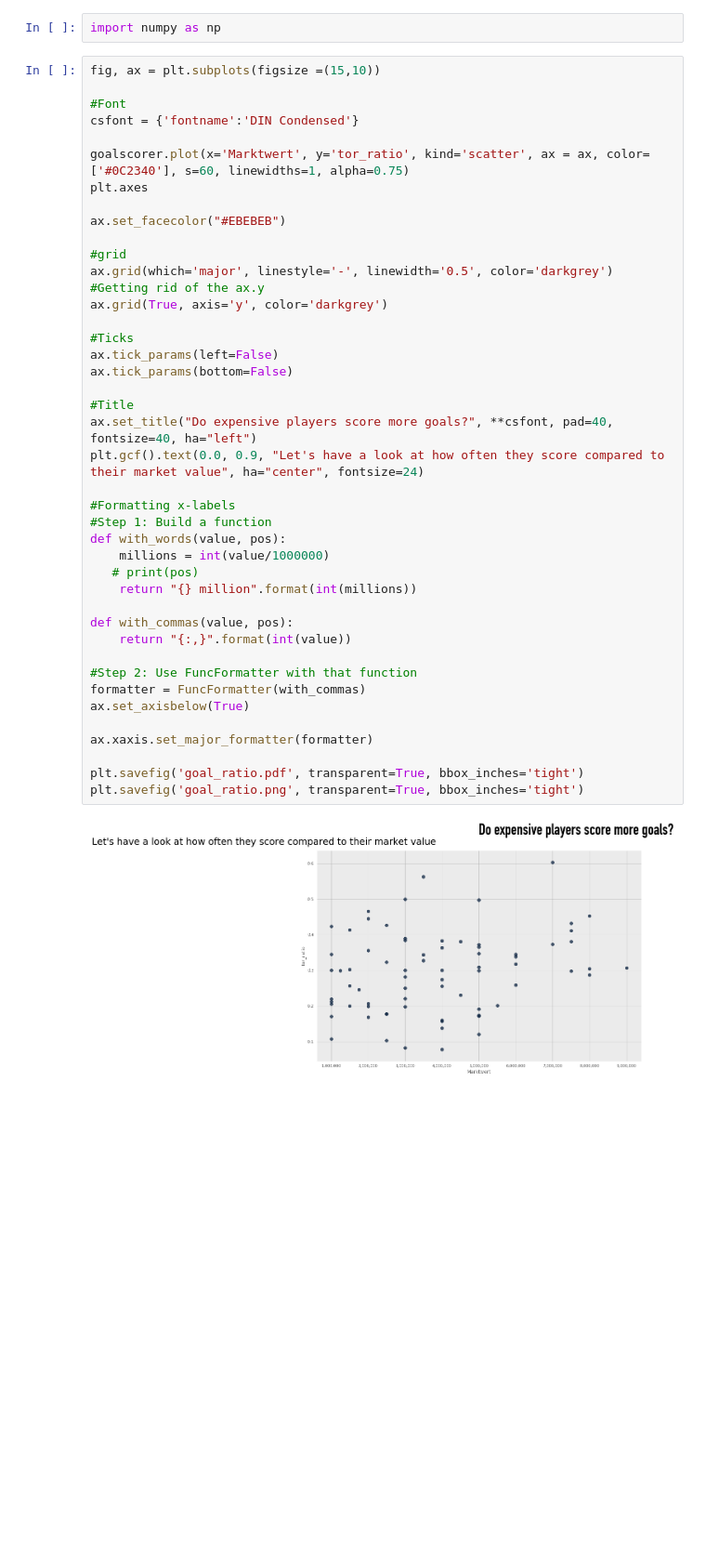
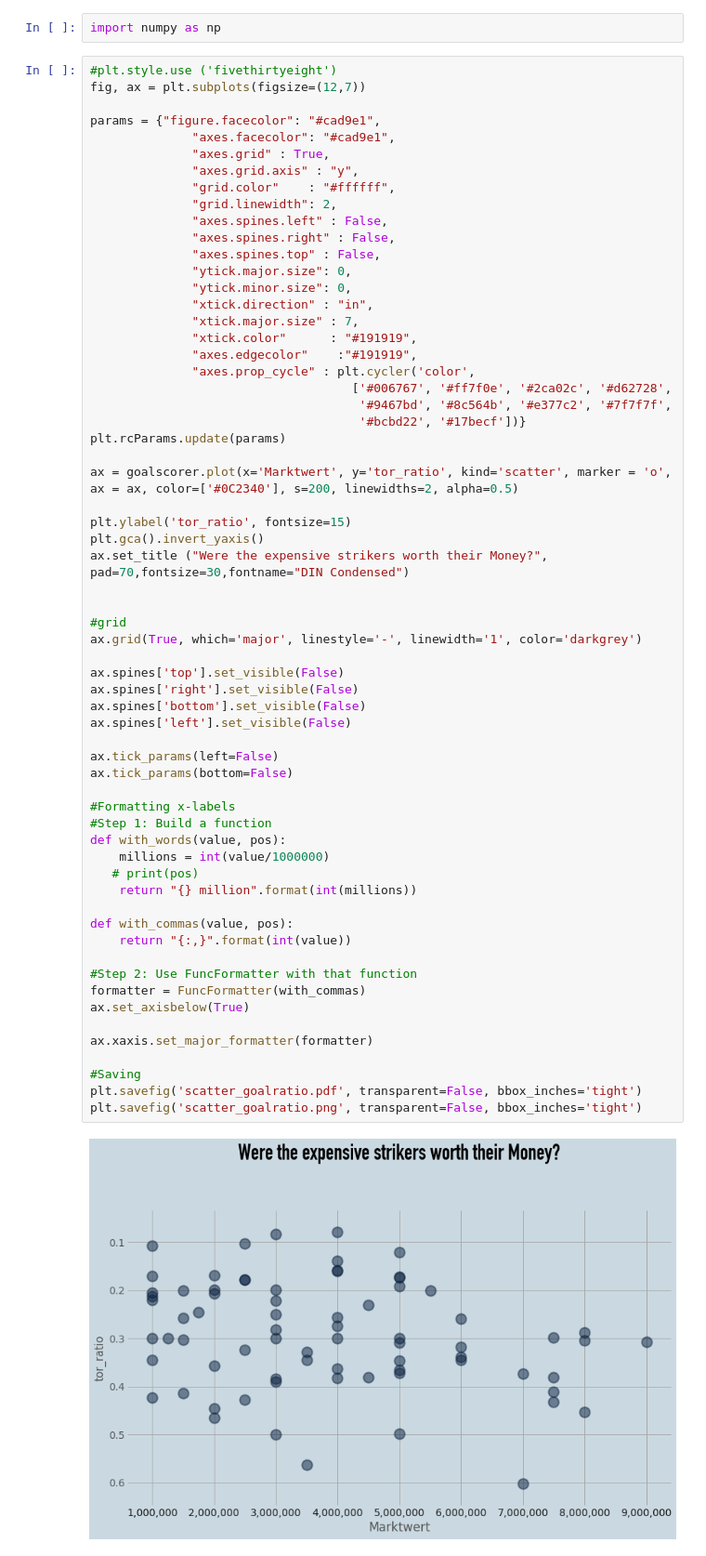
Before and after one commit to benbitoun/data-studio, a Jupyter notebook: Code/02-sport_project /Revision 2/Project 2 plotting.ipynb, the cells around one changed output. Shown at 93% size. Cells and saved outputs as stored; diff of their text form; blank space fills up the shorter version.

```diff
--- a/Code/02-sport_project /Revision 2/Project 2 plotting.ipynb
+++ b/Code/02-sport_project /Revision 2/Project 2 plotting.ipynb
@@ -366,46 +489,66 @@ goalscorer.sort_values('tor_ratio', ascending=False)
 # %%
 import numpy as np
 # %%
-fig, ax = plt.subplots(figsize =(15,10))
+#plt.style.use ('fivethirtyeight')
+fig, ax = plt.subplots(figsize=(12,7))
 
-#Font
-csfont = {'fontname':'DIN Condensed'}
+params = {"figure.facecolor": "#cad9e1",
+              "axes.facecolor": "#cad9e1",
+              "axes.grid" : True,
+              "axes.grid.axis" : "y",
+              "grid.color"    : "#ffffff",
+              "grid.linewidth": 2,
+              "axes.spines.left" : False,
+              "axes.spines.right" : False,
+              "axes.spines.top" : False,
+              "ytick.major.size": 0,
+              "ytick.minor.size": 0,
+              "xtick.direction" : "in",
+              "xtick.major.size" : 7,
+              "xtick.color"      : "#191919",
+              "axes.edgecolor"    :"#191919",
+              "axes.prop_cycle" : plt.cycler('color',
+                                    ['#006767', '#ff7f0e', '#2ca02c', '#d62728',
+                                     '#9467bd', '#8c564b', '#e377c2', '#7f7f7f',
+                                     '#bcbd22', '#17becf'])}
+plt.rcParams.update(params)
 
-goalscorer.plot(x='Marktwert', y='tor_ratio', kind='scatter', ax = ax, color=['#0C2340'], s=60, linewidths=1, alpha=0.75)
-plt.axes
+ax = goalscorer.plot(x='Marktwert', y='tor_ratio', kind='scatter', marker = 'o', ax = ax, color=['#0C2340'], s=200, linewidths=2, alpha=0.5)
 
-ax.set_facecolor("#EBEBEB")
+plt.ylabel('tor_ratio', fontsize=15)
+plt.gca().invert_yaxis()
+ax.set_title ("Were the expensive strikers worth their Money?", pad=70,fontsize=30,fontname="DIN Condensed")
+
 
 #grid
-ax.grid(which='major', linestyle='-', linewidth='0.5', color='darkgrey')
-#Getting rid of the ax.y
-ax.grid(True, axis='y', color='darkgrey')
+ax.grid(True, which='major', linestyle='-', linewidth='1', color='darkgrey')
 
-#Ticks
+ax.spines['top'].set_visible(False)
+ax.spines['right'].set_visible(False)
+ax.spines['bottom'].set_visible(False)
+ax.spines['left'].set_visible(False)
+
 ax.tick_params(left=False)
 ax.tick_params(bottom=False)
-
-#Title
-ax.set_title("Do expensive players score more goals?", **csfont, pad=40, fontsize=40, ha="left")
-plt.gcf().text(0.0, 0.9, "Let's have a look at how often they score compared to their market value", ha="center", fontsize=24)
 
 #Formatting x-labels
 #Step 1: Build a function
 def with_words(value, pos):
     millions = int(value/1000000)
    # print(pos)
     return "{} million".format(int(millions))
 
 def with_commas(value, pos):
     return "{:,}".format(int(value))
 
 #Step 2: Use FuncFormatter with that function
 formatter = FuncFormatter(with_commas)
 ax.set_axisbelow(True)
 
 ax.xaxis.set_major_formatter(formatter)
 
-plt.savefig('goal_ratio.pdf', transparent=True, bbox_inches='tight')
-plt.savefig('goal_ratio.png', transparent=True, bbox_inches='tight')
+#Saving
+plt.savefig('scatter_goalratio.pdf', transparent=False, bbox_inches='tight')
+plt.savefig('scatter_goalratio.png', transparent=False, bbox_inches='tight')
 # %% [output]
-[figure, old version]
+[figure, new version]
```
Also changed, not shown: parts of 9 cells of this notebook, 17 other files.
